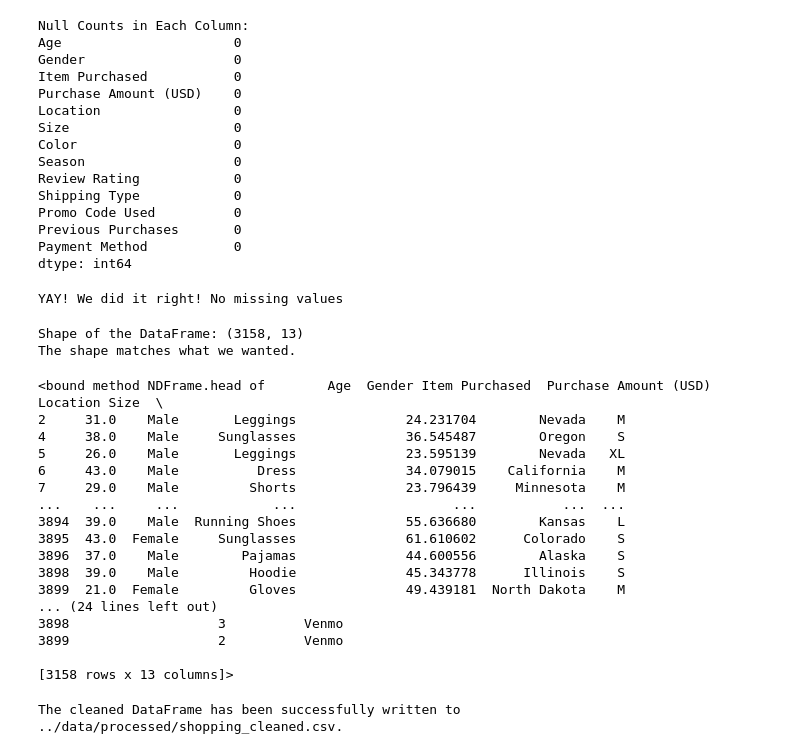
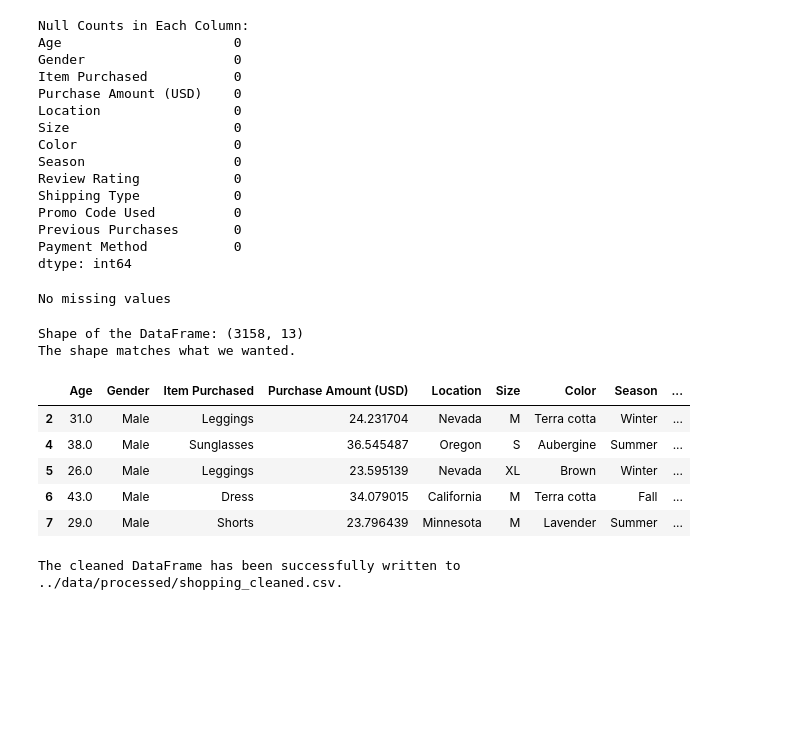
Before and after one commit to adesoyee/shopping-data-lab, a Jupyter notebook: code/02transform.ipynb, the cells around one changed output. Cells and saved outputs as stored; diff of their text form; code cells hidden in the pictures; blank space fills up the shorter version.

```diff
--- a/code/02transform.ipynb
+++ b/code/02transform.ipynb
@@ -83,5 +79,5 @@ print(df_new.shape)
 # all missing values in "Review Rating" with "Missing", and all non-na values as "Present"
 # Documentation: https://pandas.pydata.org/docs/reference/api/pandas.DataFrame.replace.html
 
-df_new['Review Rating'] = df_new['Review Rating'].fillna('Missing').apply(lambda x: 'Present' if x != 'Missing' else x)
-print(df_new)
+df_new["Review Rating"]=df_new["Review Rating"].fillna("Missing").replace({1:"Present", 2:"Present", 3:"Present", 4:"Present", 5:"Present"})
+df_new['Review Rating'] = df_new['Review Rating'].replace(np.nan, value = "Missing")
@@ -148,11 +126,11 @@ Payment Method           0
 dtype: int64
 # %%
 if null_data.sum() == 0:
-    print ("YAY! We did it right! No missing values")
+    print ("No missing values")
 else:
-    print ("Ugh! There are missing values! So let's revisit!")
+    print ("There are missing values.")
 # %% [output]
-YAY! We did it right! No missing values
+No missing values
 # %%
 # TODO: print out the shape of this dataframe and verify that the shape is "(3158, 13)"
 print("Shape of the DataFrame:", df_new.shape)
@@ -168,25 +146,14 @@ The shape matches what we wanted.
 # %%
 # TODO: print out the first 5 rows of this dataframe for validation
 
-df_new.head
+df_new.head()
 # %% [output]
-<bound method NDFrame.head of        Age  Gender Item Purchased  Purchase Amount (USD)      Location Size  \
-2     31.0    Male       Leggings              24.231704        Nevada    M
-4     38.0    Male     Sunglasses              36.545487        Oregon    S
-5     26.0    Male       Leggings              23.595139        Nevada   XL
-6     43.0    Male          Dress              34.079015    California    M
-7     29.0    Male         Shorts              23.796439     Minnesota    M
-...    ...     ...            ...                    ...           ...  ...
-3894  39.0    Male  Running Shoes              55.636680        Kansas    L
-3895  43.0  Female     Sunglasses              61.610602      Colorado    S
-3896  37.0    Male        Pajamas              44.600556        Alaska    S
-3898  39.0    Male         Hoodie              45.343778      Illinois    S
-3899  21.0  Female         Gloves              49.439181  North Dakota    M
-... (24 lines left out)
-3898                   3          Venmo
-3899                   2          Venmo
-
-[3158 rows x 13 columns]>
+|  | Age | Gender | Item Purchased | Purchase Amount (USD) | Location | Size | Color | Season | ... |
+| 2 | 31.0 | Male | Leggings | 24.231704 | Nevada | M | Terra cotta | Winter | ... |
+| 4 | 38.0 | Male | Sunglasses | 36.545487 | Oregon | S | Aubergine | Summer | ... |
+| 5 | 26.0 | Male | Leggings | 23.595139 | Nevada | XL | Brown | Winter | ... |
+| 6 | 43.0 | Male | Dress | 34.079015 | California | M | Terra cotta | Fall | ... |
+| 7 | 29.0 | Male | Shorts | 23.796439 | Minnesota | M | Lavender | Summer | ... |
 # %%
 # TODO: write this newly transformed dataset to the `data/processed` folder. Name it "shopping_cleaned.csv"
 # Be sure to not include an additional index when writing this csv file
```
Also changed, not shown: parts of 2 cells of this notebook, 3 other files.
